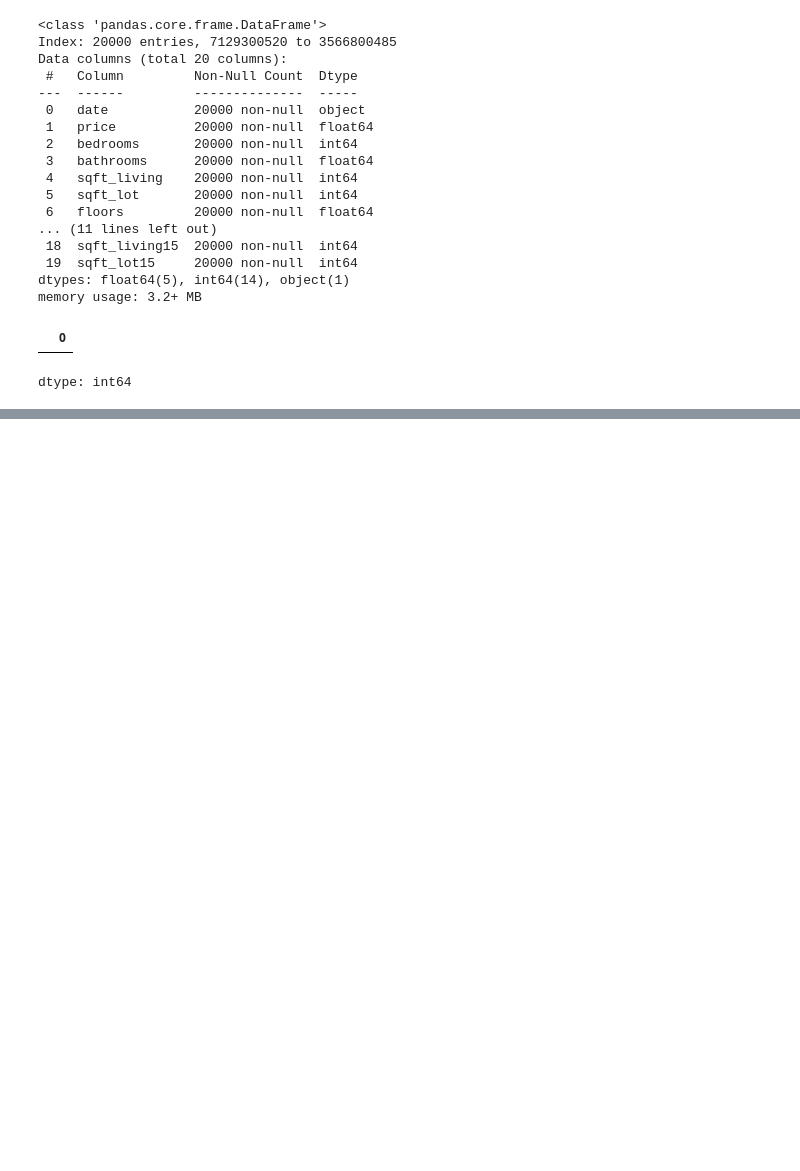
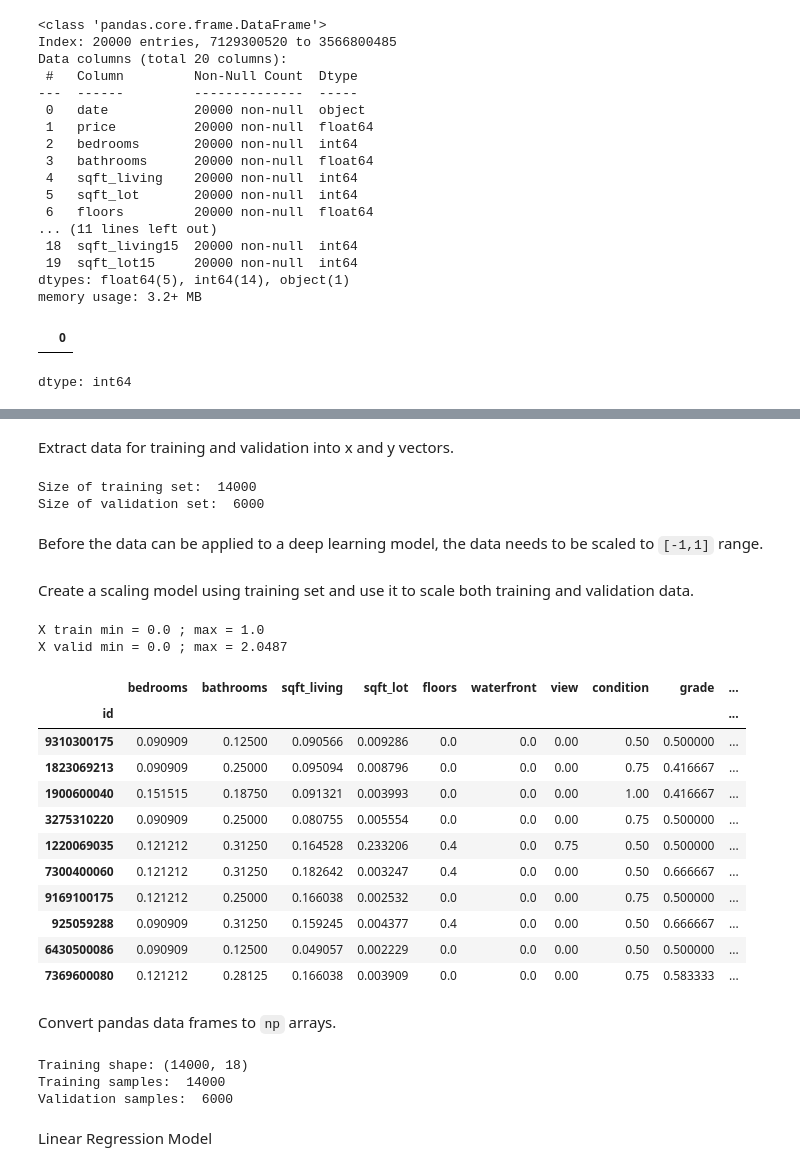
Before and after one commit to Parthshh19/Real-Estate-Analytics-Predicting-House-Prices, a Jupyter notebook: Real_Estate_Analytics_Predicting_House_Prices.ipynb, the cells around one changed output, grey strips where cells are left out. Cells and saved outputs as stored; diff of their text form; code cells hidden in the pictures; blank space fills up the shorter version.

```diff
--- a/Real_Estate_Analytics_Predicting_House_Prices.ipynb
+++ b/Real_Estate_Analytics_Predicting_House_Prices.ipynb
@@ -141,0 +193,66 @@ house_price_org.head(10)
+# %%
+train_size, valid_size, test_size = (0.7, 0.3, 0.0)
+house_train, house_valid = train_test_split(house_price_org,
+                                      test_size=valid_size,
+                                      random_state=2020)
+# %% [markdown]
+Extract data for training and validation into x and y vectors.
+# %%
+house_y_train = house_train[[label_col]]
+house_x_train = house_train.drop(label_col, axis=1)
+house_y_valid = house_valid[[label_col]]
+house_x_valid = house_valid.drop(label_col, axis=1)
+
+print('Size of training set: ', len(house_x_train))
+print('Size of validation set: ', len(house_y_valid))
+# %% [output]
+Size of training set:  14000
+Size of validation set:  6000
+# %% [markdown]
+Before the data can be applied to a deep learning model, the data needs to be scaled to `[-1,1]` range.
+# %% [markdown]
+Create a scaling model using training set and use it to scale both training and validation data.
+# %%
+scaler = MinMaxScaler(feature_range=(0, 1), copy=True).fit(house_x_train)
+house_x_train = pd.DataFrame(scaler.transform(house_x_train),
+                            columns = house_x_train.columns, index = house_x_train.index)
+house_x_valid = pd.DataFrame(scaler.transform(house_x_valid),
+                            columns = house_x_valid.columns, index = house_x_valid.index)
+
+print('X train min =', round(house_x_train.min().min(),4), '; max =', round(house_x_train.max().max(), 4))
+print('X valid min =', round(house_x_valid.min().min(),4), '; max =', round(house_x_valid.max().max(), 4))
+# %% [output]
+X train min = 0.0 ; max = 1.0
+X valid min = 0.0 ; max = 2.0487
+# %%
+house_x_valid.head(10)
+# %% [output]
+|  | bedrooms | bathrooms | sqft_living | sqft_lot | floors | waterfront | view | condition | grade | ... |
+| id |  |  |  |  |  |  |  |  |  | ... |
+| 9310300175 | 0.090909 | 0.12500 | 0.090566 | 0.009286 | 0.0 | 0.0 | 0.00 | 0.50 | 0.500000 | ... |
+| 1823069213 | 0.090909 | 0.25000 | 0.095094 | 0.008796 | 0.0 | 0.0 | 0.00 | 0.75 | 0.416667 | ... |
+| 1900600040 | 0.151515 | 0.18750 | 0.091321 | 0.003993 | 0.0 | 0.0 | 0.00 | 1.00 | 0.416667 | ... |
+| 3275310220 | 0.090909 | 0.25000 | 0.080755 | 0.005554 | 0.0 | 0.0 | 0.00 | 0.75 | 0.500000 | ... |
+| 1220069035 | 0.121212 | 0.31250 | 0.164528 | 0.233206 | 0.4 | 0.0 | 0.75 | 0.50 | 0.500000 | ... |
+| 7300400060 | 0.121212 | 0.31250 | 0.182642 | 0.003247 | 0.4 | 0.0 | 0.00 | 0.50 | 0.666667 | ... |
+| 9169100175 | 0.121212 | 0.25000 | 0.166038 | 0.002532 | 0.0 | 0.0 | 0.00 | 0.75 | 0.500000 | ... |
+| 925059288 | 0.090909 | 0.31250 | 0.159245 | 0.004377 | 0.4 | 0.0 | 0.00 | 0.50 | 0.666667 | ... |
+| 6430500086 | 0.090909 | 0.12500 | 0.049057 | 0.002229 | 0.0 | 0.0 | 0.00 | 0.50 | 0.500000 | ... |
+| 7369600080 | 0.121212 | 0.28125 | 0.166038 | 0.003909 | 0.0 | 0.0 | 0.00 | 0.75 | 0.583333 | ... |
+# %% [markdown]
+Convert pandas data frames to `np` arrays.
+# %%
+house_x_train = np.array(house_x_train)
+house_y_train = np.array(house_y_train)
+house_x_valid = np.array(house_x_valid)
+house_y_valid = np.array(house_y_valid)
+
+print('Training shape:', house_x_train.shape)
+print('Training samples: ', house_x_train.shape[0])
+print('Validation samples: ', house_x_valid.shape[0])
+# %% [output]
+Training shape: (14000, 18)
+Training samples:  14000
+Validation samples:  6000
+# %% [markdown]
+Linear Regression Model
```
Also changed, not shown: parts of 4 cells of this notebook.
